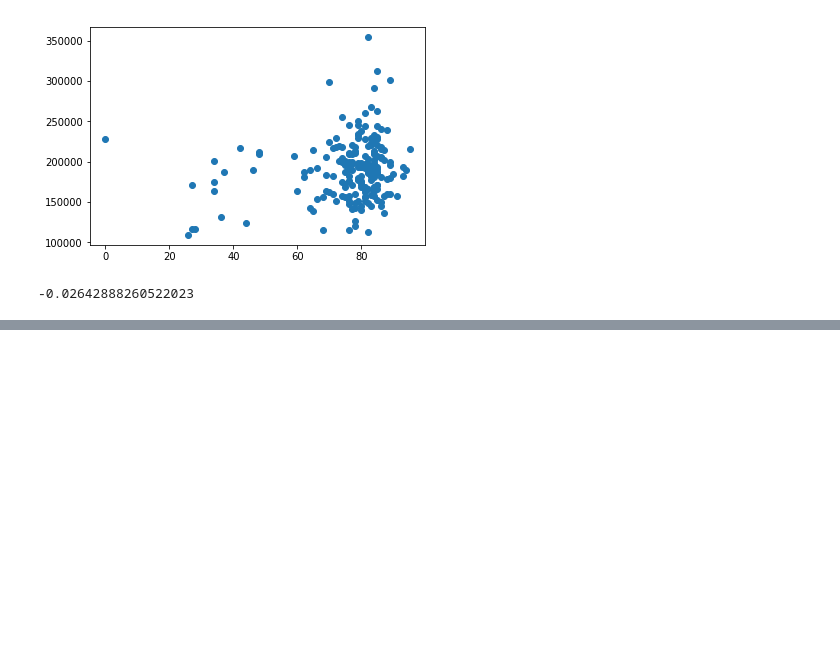
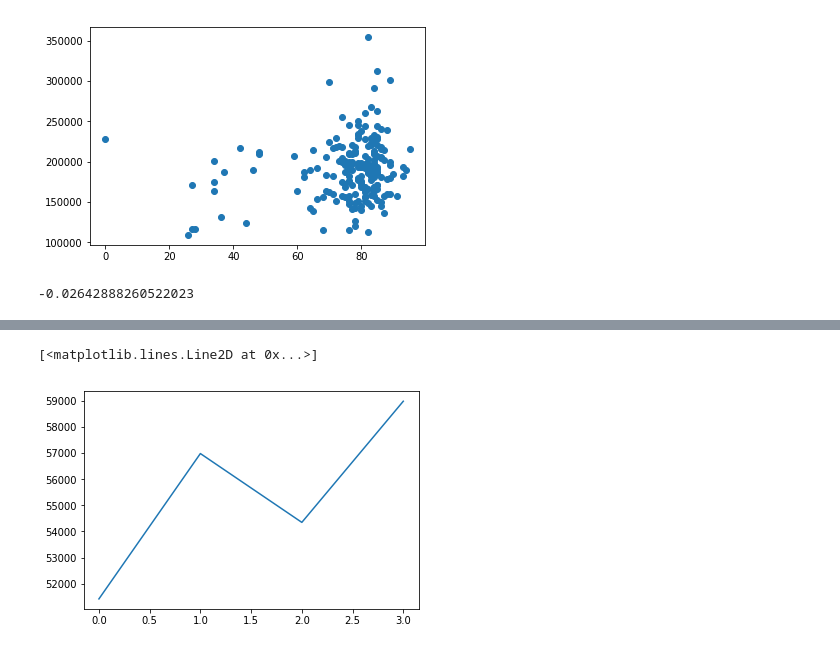
Before and after one commit to navidmalakootikhah/Project-One, a Jupyter notebook: analysis.ipynb, the cells around one changed output, grey strips where cells are left out. Cells and saved outputs as stored; diff of their text form; code cells hidden in the pictures; blank space fills up the shorter version.

```diff
--- a/analysis.ipynb
+++ b/analysis.ipynb
@@ -191,0 +247,11 @@ rvalue
+# %%
+Quarters_mean_summary={"Streams":[df_Q1['Streams'].mean(),df_Q2['Streams'].mean(),df_Q3['Streams'].mean(),df_Q4['Streams'].mean()]
+,"Tempo":[df_Q1['Tempo'].mean(),df_Q2['Tempo'].mean(),df_Q3['Tempo'].mean(),df_Q4['Tempo'].mean()],
+                "Valence":[df_Q1['Valence'].mean(),df_Q2['Valence'].mean(),df_Q3['Valence'].mean(),df_Q4['Valence'].mean()],
+                "Speechiness":[df_Q1['Speechiness'].mean(),df_Q2['Speechiness'].mean(),df_Q3['Speechiness'].mean(),df_Q4['Speechiness'].mean()],
+                "Danceability":[df_Q1['Danceability'].mean(),df_Q2['Danceability'].mean(),df_Q3['Danceability'].mean(),df_Q4['Danceability'].mean()]}
+pd.DataFrame(Quarters_mean_summary)
+plt.plot(Quarters_mean_summary["Streams"])
+# %% [output]
+[<matplotlib.lines.Line2D at 0x...>]
+[figure, added]
```
Also changed, not shown: parts of 14 cells of this notebook, 1 other file.
